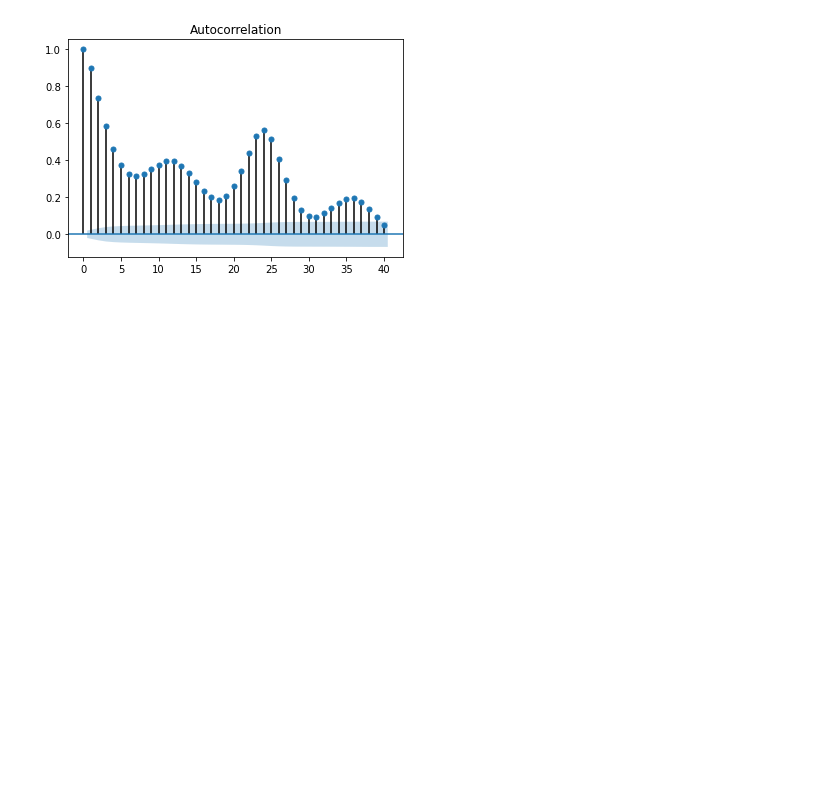
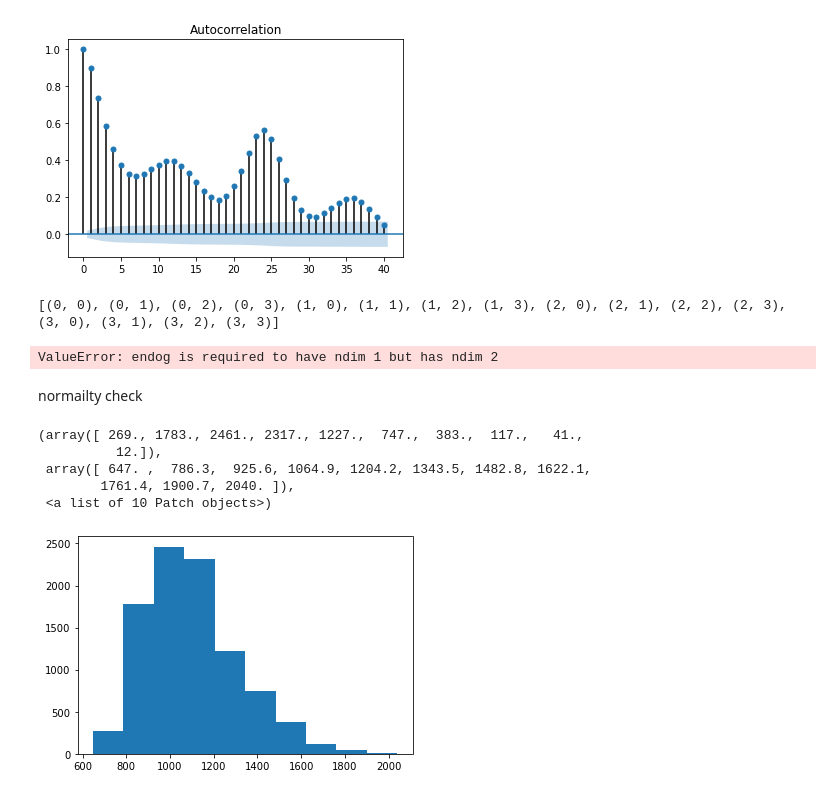
Before and after one commit to sks-07/Timeseries, a Jupyter notebook: time_series.ipynb, the cells around one changed output. Drawn from its saved outputs; the diff is of its cells as text; code cells hidden in the pictures; blank space fills up the shorter version.

Commit message:
normailty tes

```diff
--- a/time_series.ipynb
+++ b/time_series.ipynb
@@ -360,0 +364,32 @@ plot_acf(S5);
+# %%
+p=q=range(0,4)
+pq=list(itertools.product(p,q))
+print(pq)
+
+params=[]
+AICs=[]
+print()
+# %% [output]
+[(0, 0), (0, 1), (0, 2), (0, 3), (1, 0), (1, 1), (1, 2), (1, 3), (2, 0), (2, 1), (2, 2), (2, 3), (3, 0), (3, 1), (3, 2), (3, 3)]
+# %%
+for param in pq:
+        mod=ARMA(df,order=param)
+        result=mod.fit()
+        print()
+        print(f"parameter values for p,q {param}")
+        print(f"ARMA{param} - AIC{result.aic}")
+        params.append(param)
+        AICs.append(result.aic)
+# %% [output]
+ValueError: endog is required to have ndim 1 but has ndim 2
+# %% [markdown]
+normailty check
+# %%
+plt.hist(S1)
+# %% [output]
+(array([ 269., 1783., 2461., 2317., 1227.,  747.,  383.,  117.,   41.,
+          12.]),
+ array([ 647. ,  786.3,  925.6, 1064.9, 1204.2, 1343.5, 1482.8, 1622.1,
+        1761.4, 1900.7, 2040. ]),
+ <a list of 10 Patch objects>)
+[figure, added]
```
Also changed, not shown: parts of 6 cells of this notebook.
